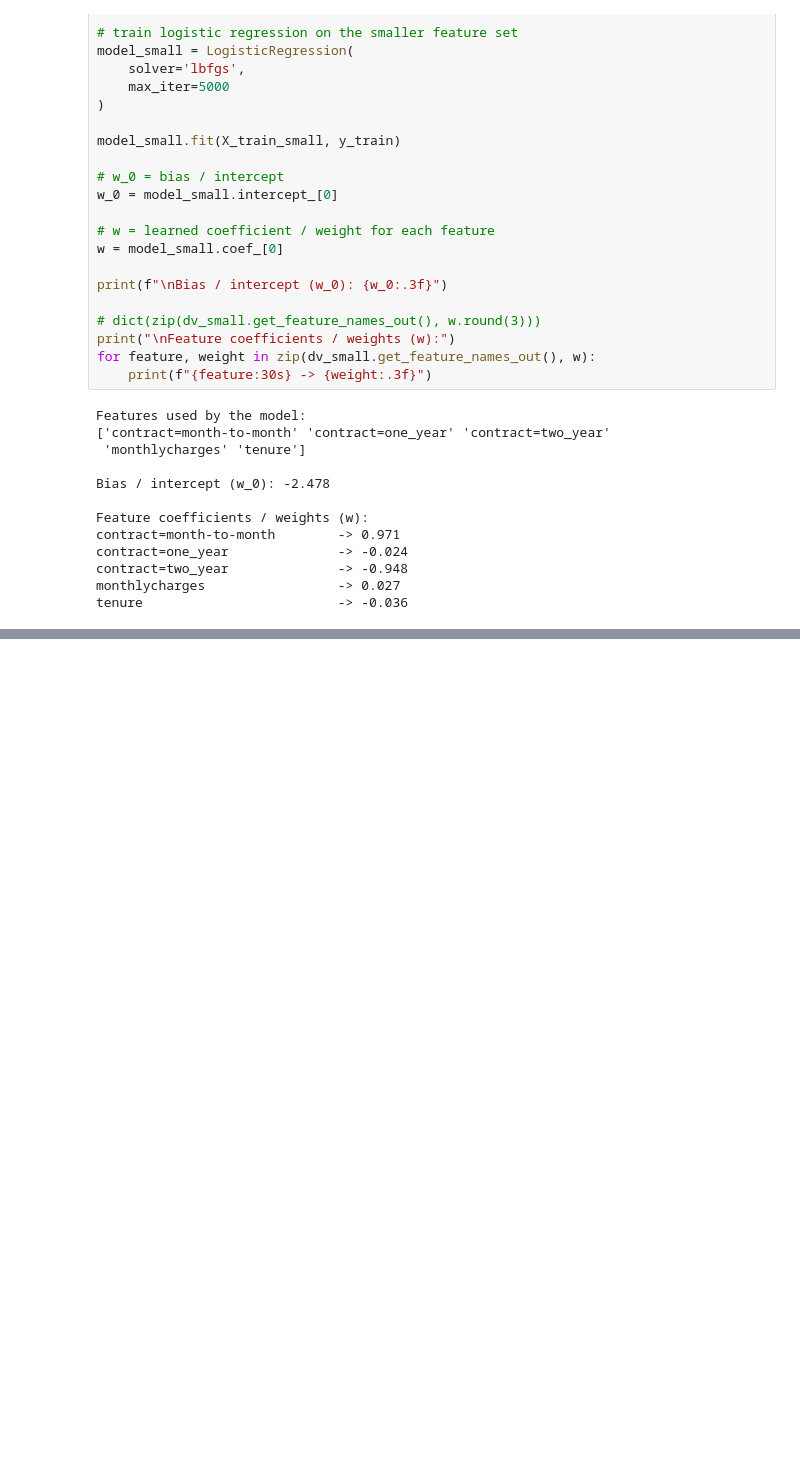
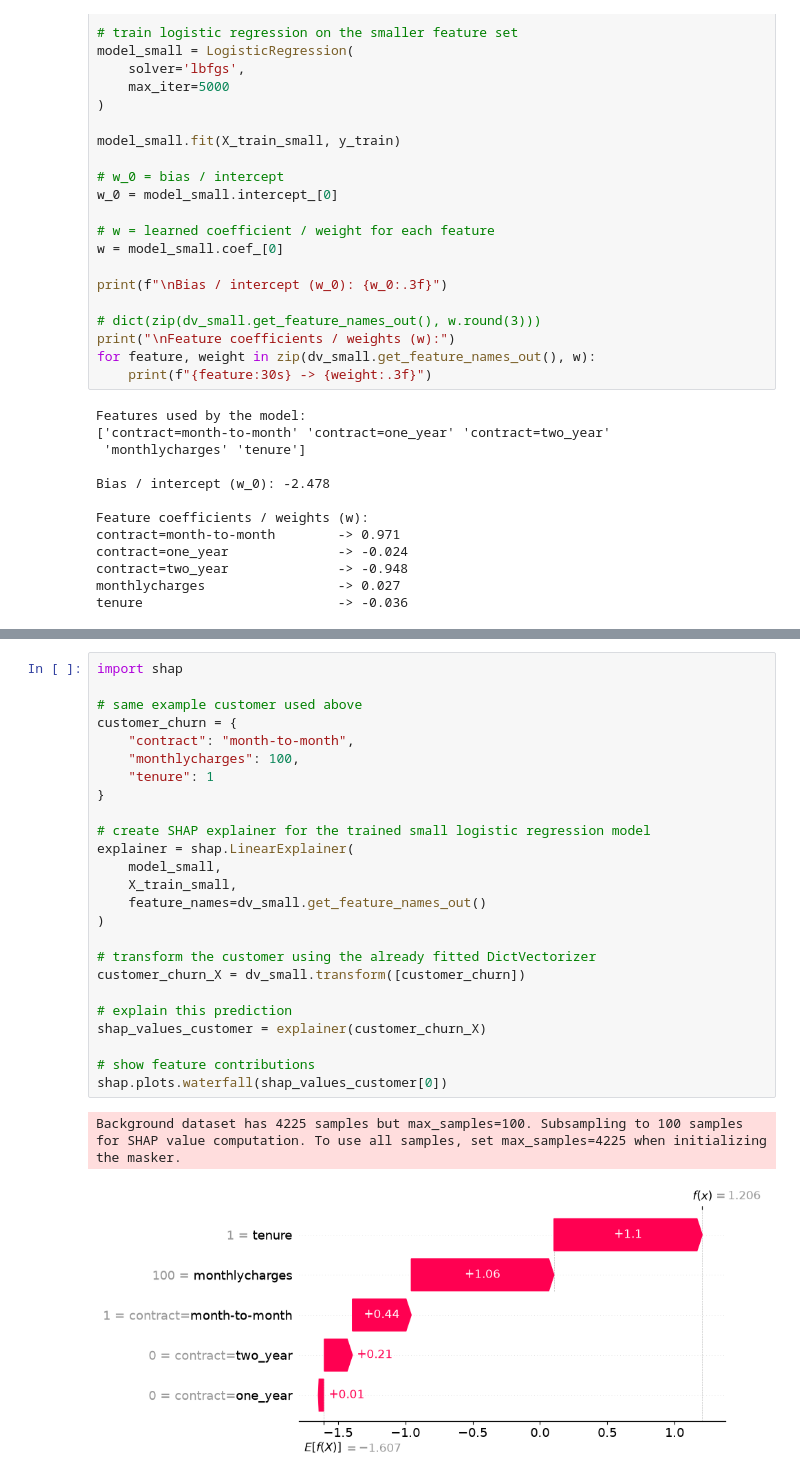
Before and after one commit to besteekmen/ML-ZoomCamp-Outputs, a Jupyter notebook: module3_classification/module3.ipynb, the cells around one changed output, grey strips where cells are left out. Cells and saved outputs as stored; diff of their text form; blank space fills up the shorter version.

```diff
--- a/module3_classification/module3.ipynb
+++ b/module3_classification/module3.ipynb
@@ -830,0 +890,28 @@ Predicted churn probability: 2.99%
+# %%
+import shap
+
+# same example customer used above
+customer_churn = {
+    "contract": "month-to-month",
+    "monthlycharges": 100,
+    "tenure": 1
+}
+
+# create SHAP explainer for the trained small logistic regression model
+explainer = shap.LinearExplainer(
+    model_small,
+    X_train_small,
+    feature_names=dv_small.get_feature_names_out()
+)
+
+# transform the customer using the already fitted DictVectorizer
+customer_churn_X = dv_small.transform([customer_churn])
+
+# explain this prediction
+shap_values_customer = explainer(customer_churn_X)
+
+# show feature contributions
+shap.plots.waterfall(shap_values_customer[0])
+# %% [output]
+Background dataset has 4225 samples but max_samples=100. Subsampling to 100 samples for SHAP value computation. To use all samples, set max_samples=4225 when initializing the masker.
+[figure, added]
```
Also changed, not shown: parts of 15 cells of this notebook.
